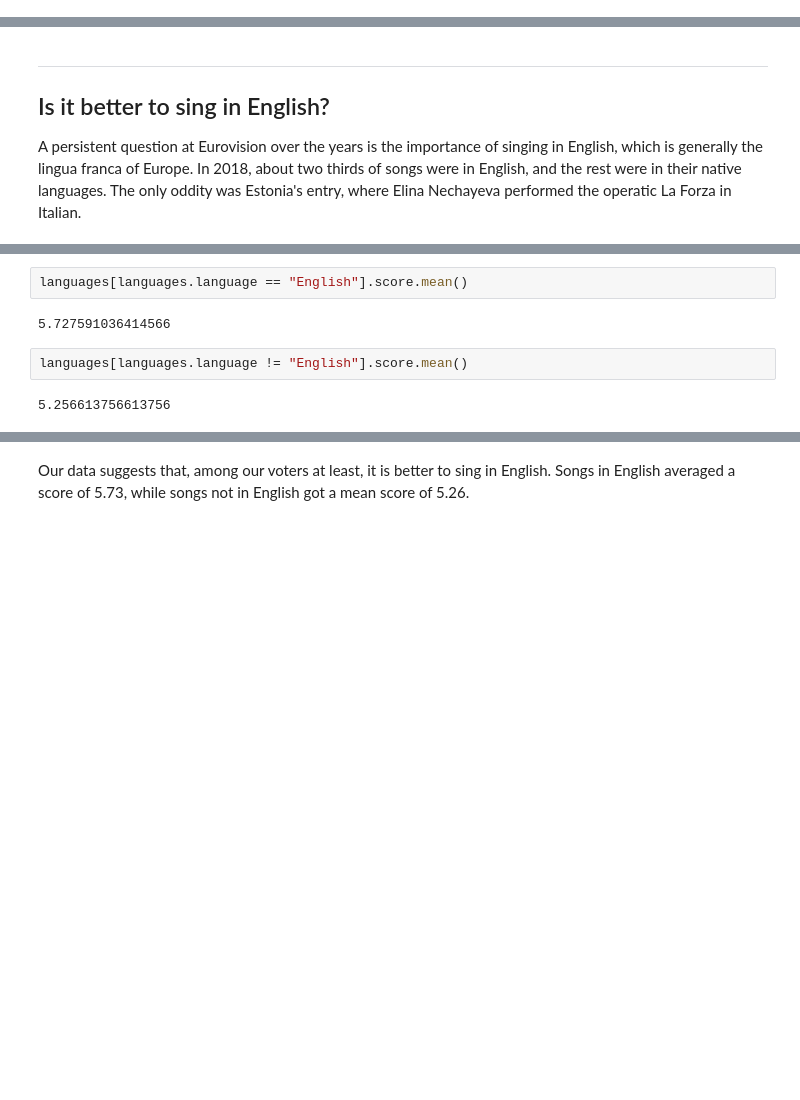
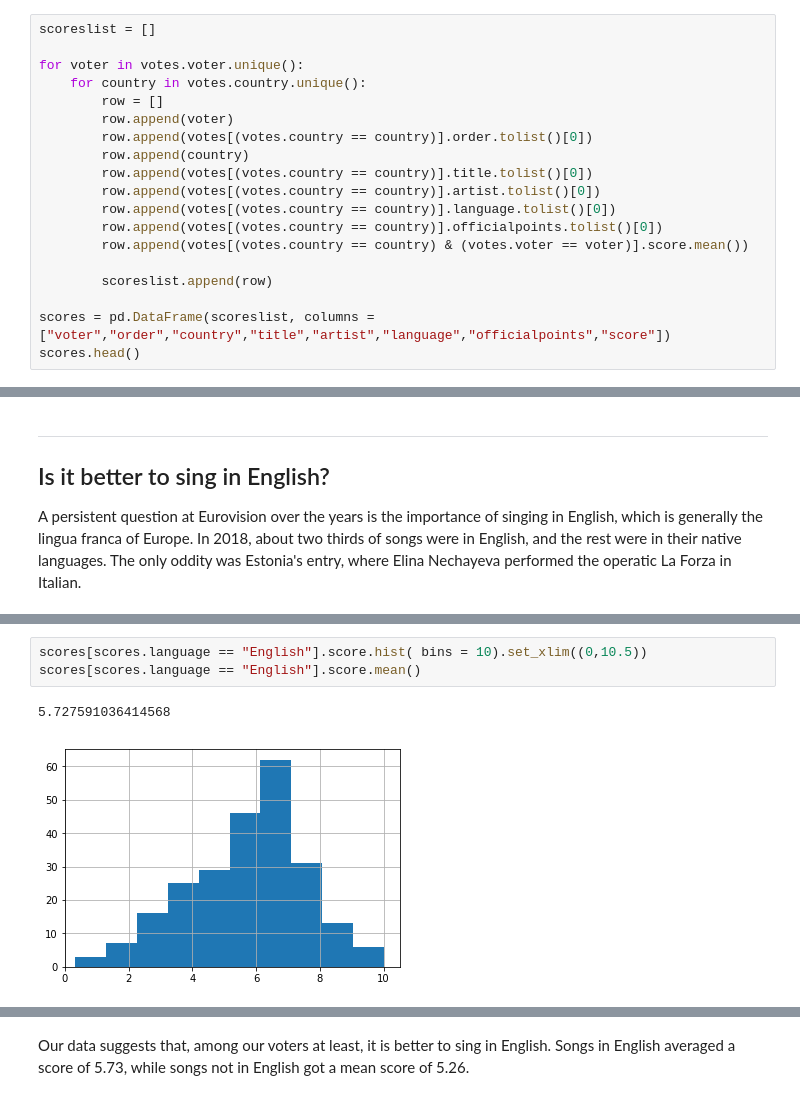
Before and after one commit to duncangeere/eurovision2018, a Jupyter notebook: eurovision2018.ipynb, the cells around one changed output, grey strips where cells are left out. Drawn from its saved outputs; the diff is of its cells as text; blank space fills up the shorter version.

```diff
--- a/eurovision2018.ipynb
+++ b/eurovision2018.ipynb
@@ -22,0 +25,19 @@ votes.head()
+# %%
+scoreslist = []
+
+for voter in votes.voter.unique():
+    for country in votes.country.unique():
+        row = []
+        row.append(voter)
+        row.append(votes[(votes.country == country)].order.tolist()[0])
+        row.append(country)
+        row.append(votes[(votes.country == country)].title.tolist()[0])
+        row.append(votes[(votes.country == country)].artist.tolist()[0])
+        row.append(votes[(votes.country == country)].language.tolist()[0])
+        row.append(votes[(votes.country == country)].officialpoints.tolist()[0])
+        row.append(votes[(votes.country == country) & (votes.voter == voter)].score.mean())
+
+        scoreslist.append(row)
+
+scores = pd.DataFrame(scoreslist, columns = ["voter","order","country","title","artist","language","officialpoints","score"])
+scores.head()
@@ -100,11 +128,9 @@ languages.head()
 | 2 | Slovenia | Slovene | 6.16667 |
 | 3 | Lithuania | English | 4.2619 |
 | 4 | Austria | English | 6.71429 |
-# %%
-languages[languages.language == "English"].score.mean()
-# %% [output]
-5.727591036414566
-# %%
-languages[languages.language != "English"].score.mean()
-# %% [output]
-5.256613756613756
+# %%
+scores[scores.language == "English"].score.hist( bins = 10).set_xlim((0,10.5))
+scores[scores.language == "English"].score.mean()
+# %% [output]
+5.727591036414568
+[figure, added]
```
Also changed, not shown: parts of 10 cells of this notebook, 3 other files.
